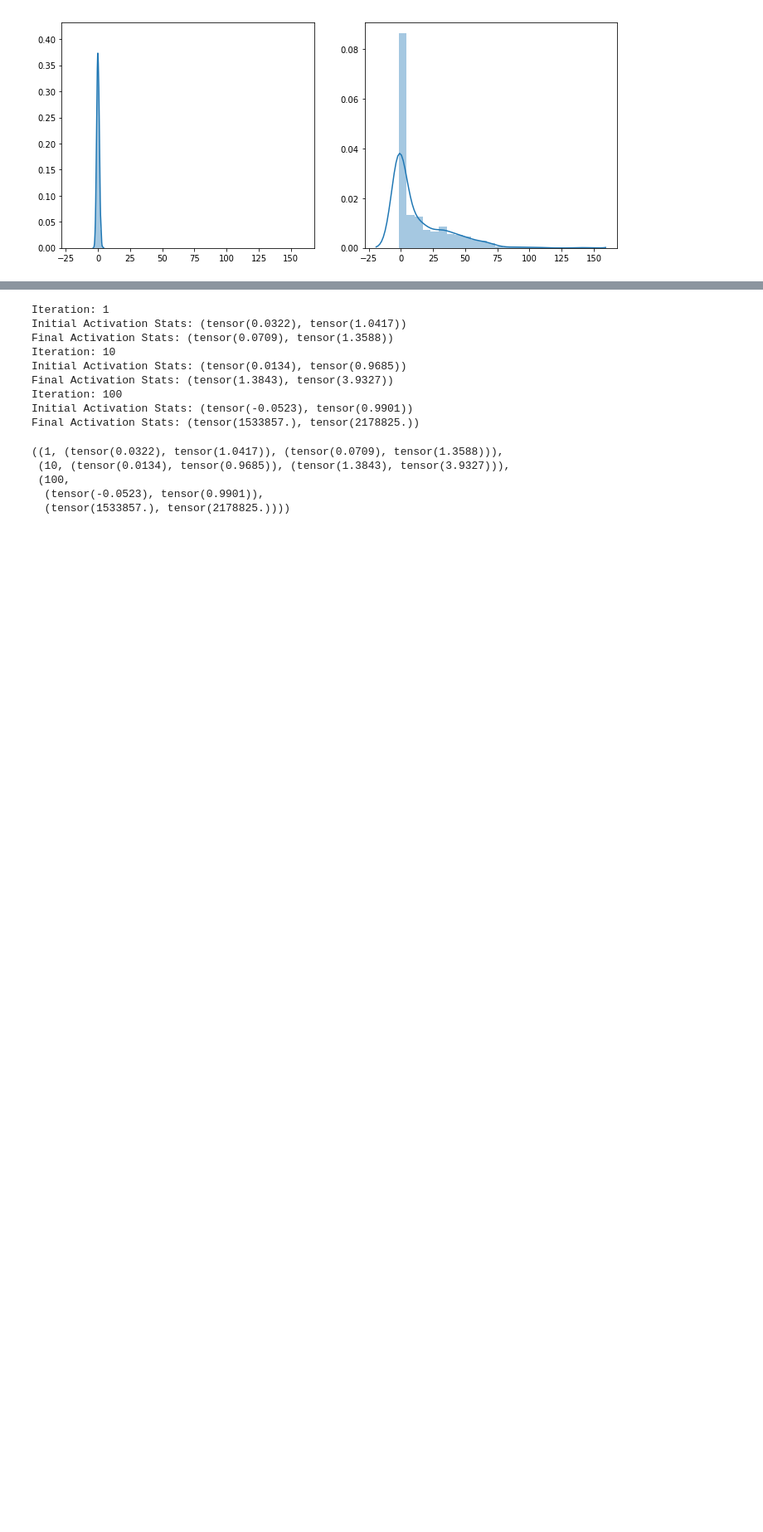
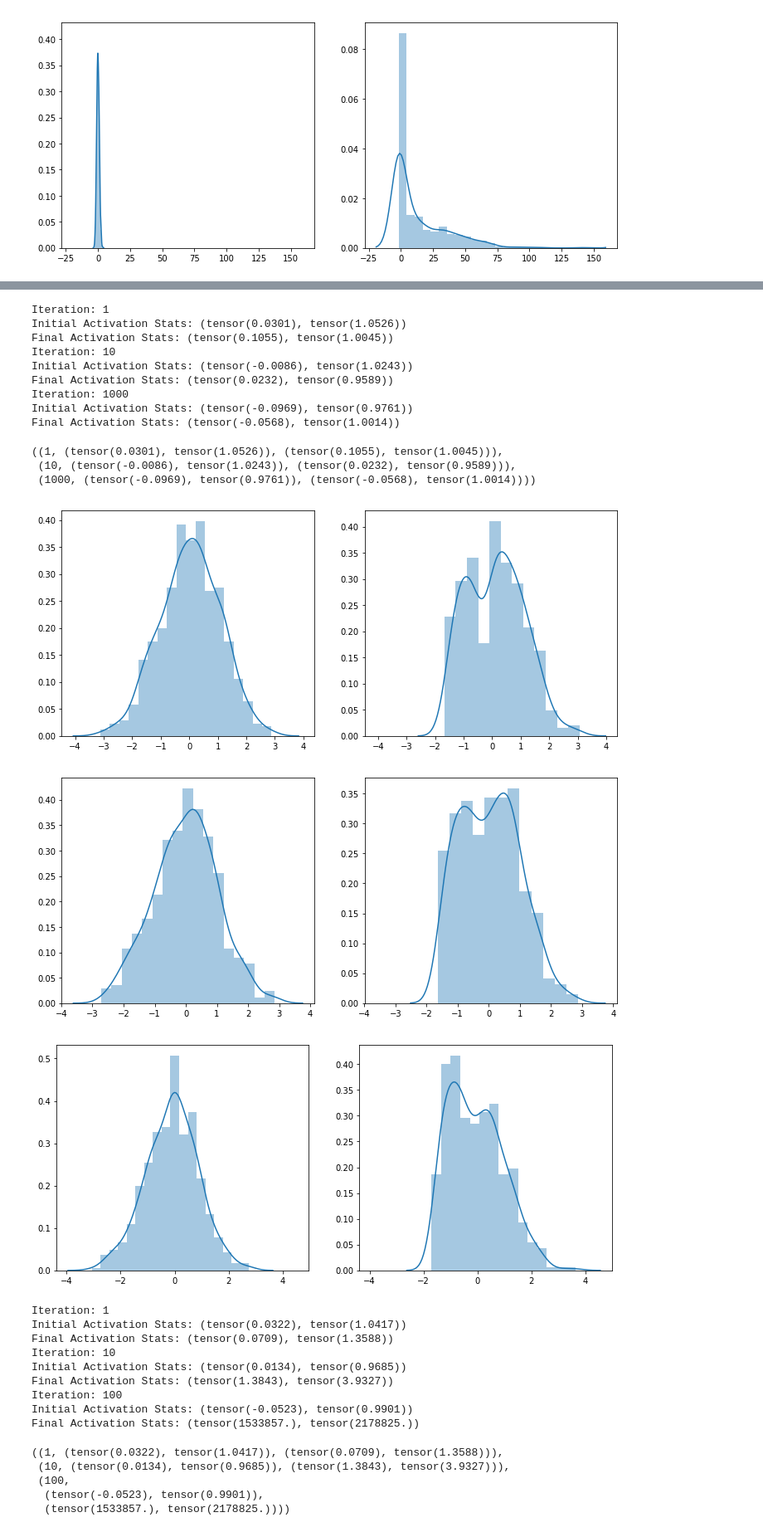
Before and after one commit to dmbernaal/Daedalus, a Jupyter notebook: R2b_Inits_SELU_Stats.ipynb, the cells around one changed output, grey strips where cells are left out. Shown at 83% size. Saved outputs shown, nothing was run; the diff lists cells and outputs as text; code cells hidden in the pictures; blank space fills up the shorter version.

```diff
--- a/R2b_Inits_SELU_Stats.ipynb
+++ b/R2b_Inits_SELU_Stats.ipynb
@@ -69,3 +91,25 @@ Final Activation Stats: (tensor(0.0063), tensor(1.1217))
+# %%
+"""
+seluinit
+(/fan_in)
+"""
+test_model(method='seluinit'), test_model(num_layers=10, method='seluinit'), test_model(num_layers=1000, method='seluinit')
+# %% [output]
+Iteration: 1
+Initial Activation Stats: (tensor(0.0301), tensor(1.0526))
+Final Activation Stats: (tensor(0.1055), tensor(1.0045))
+Iteration: 10
+Initial Activation Stats: (tensor(-0.0086), tensor(1.0243))
+Final Activation Stats: (tensor(0.0232), tensor(0.9589))
+Iteration: 1000
+Initial Activation Stats: (tensor(-0.0969), tensor(0.9761))
+Final Activation Stats: (tensor(-0.0568), tensor(1.0014))
+((1, (tensor(0.0301), tensor(1.0526)), (tensor(0.1055), tensor(1.0045))),
+ (10, (tensor(-0.0086), tensor(1.0243)), (tensor(0.0232), tensor(0.9589))),
+ (1000, (tensor(-0.0969), tensor(0.9761)), (tensor(-0.0568), tensor(1.0014))))
+[figure, added]
+[figure, added]
+[figure, added]
 # %%
 """
 pytorch
```
Also changed, not shown: parts of 4 cells of this notebook, 14 other files.
